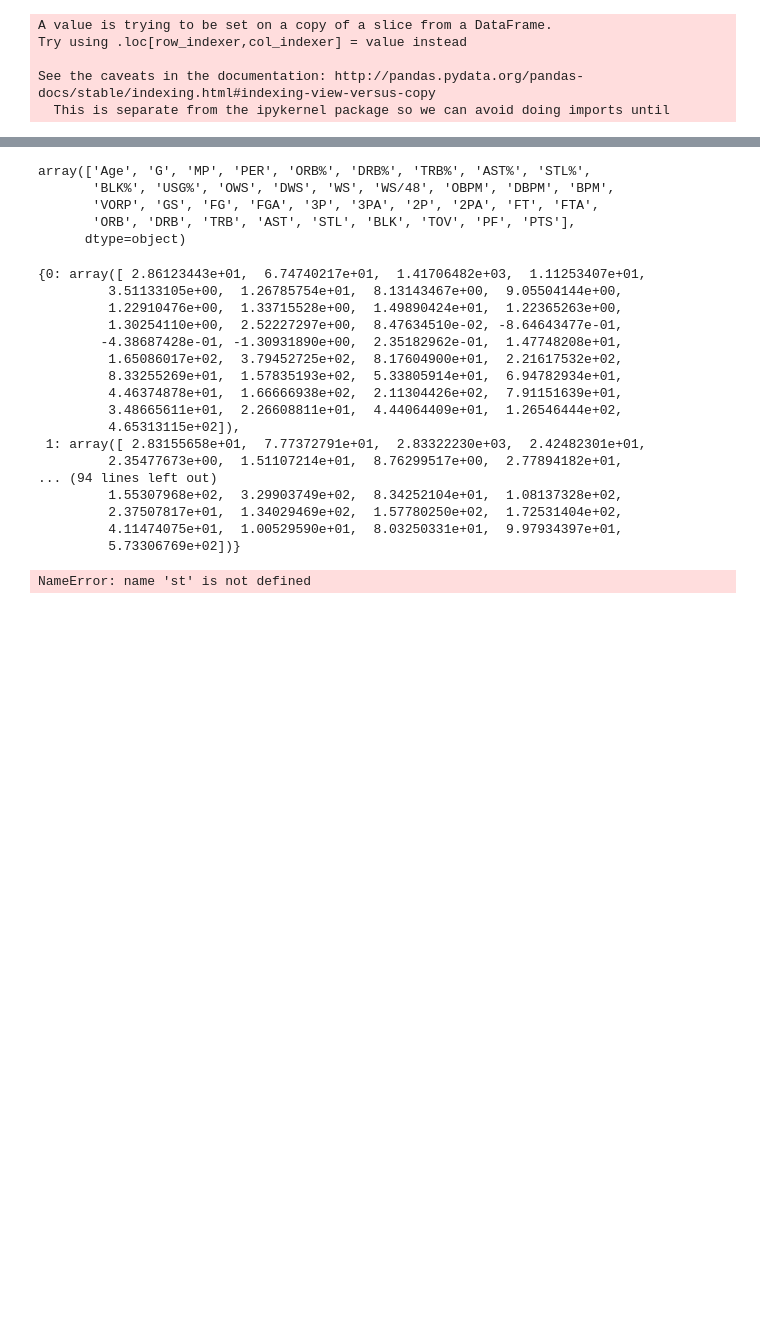
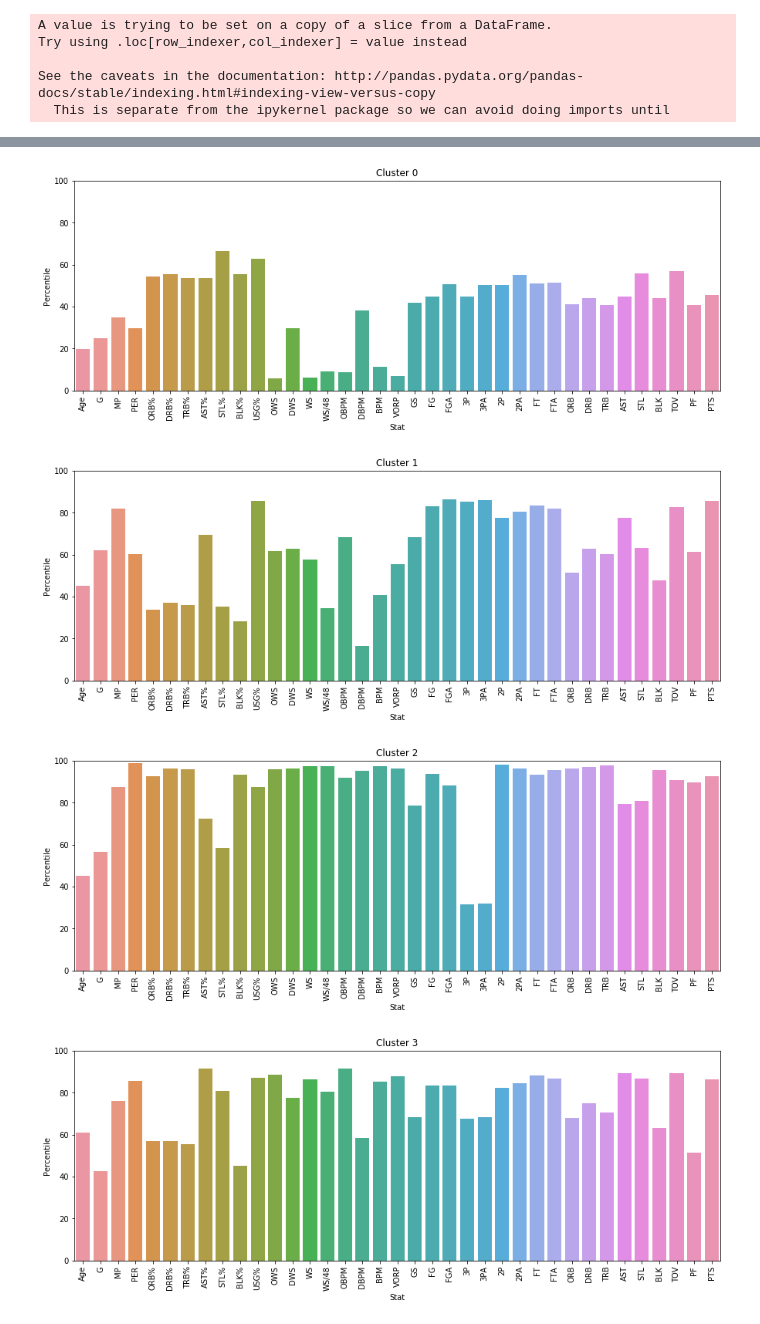
Before and after one commit to manikrajora/Machine-Learning, a Jupyter notebook: Machine Learning Projects/NBA Player Types/NBA Player Types.ipynb, the cells around one changed output, grey strips where cells are left out. Cells and saved outputs as stored; diff of their text form; code cells hidden in the pictures; blank space fills up the shorter version.

Commit message:
Added some visualization

```diff
--- a/Machine Learning Projects/NBA Player Types/NBA Player Types.ipynb
+++ b/Machine Learning Projects/NBA Player Types/NBA Player Types.ipynb
@@ -133,37 +136,24 @@ See the caveats in the documentation: http://pandas.pydata.org/pandas-docs/stabl
 # %%
 original_centers = {}
-
 for i in range(len(kmeans.cluster_centers_)):
     original_centers[i] = scaler.inverse_transform(np.dot(kmeans.cluster_centers_[i], pca.components_))
 
 percentiles = {}
-for i in range(len(kmeans.cluster_centers_)):
+for i in range(len(original_centers)):
     percentiles[i] = []
-    for j in range(len(kmeans.cluster_centers_[0])):
-        percentiles[i].append(percentileofscore(kmeans.cluster_centers_[:,j],kmeans.cluster_centers_[i,j]))
+    for j in range(len(original_centers[0])):
+        percentiles[i].append(percentileofscore(train_df.iloc[:,j],original_centers[i][j]))
 
-display(percentiles)
+for i in range(len(percentiles)):
+    fig, ax = pyplot.subplots(figsize=(15,5))
+    fig = sns.barplot(train_df.columns.tolist(),percentiles[i])
+    fig.set_xticklabels(fig.get_xticklabels(), rotation=90)
+    fig.set(ylim=(0, 100))
+    ax.set_title('Cluster '+ str(i))
+    ax.set_xlabel('Stat')
+    ax.set_ylabel('Percentile')
 # %% [output]
-array(['Age', 'G', 'MP', 'PER', 'ORB%', 'DRB%', 'TRB%', 'AST%', 'STL%',
-       'BLK%', 'USG%', 'OWS', 'DWS', 'WS', 'WS/48', 'OBPM', 'DBPM', 'BPM',
-       'VORP', 'GS', 'FG', 'FGA', '3P', '3PA', '2P', '2PA', 'FT', 'FTA',
-       'ORB', 'DRB', 'TRB', 'AST', 'STL', 'BLK', 'TOV', 'PF', 'PTS'],
-      dtype=object)
-{0: array([ 2.86123443e+01,  6.74740217e+01,  1.41706482e+03,  1.11253407e+01,
-         3.51133105e+00,  1.26785754e+01,  8.13143467e+00,  9.05504144e+00,
-         1.22910476e+00,  1.33715528e+00,  1.49890424e+01,  1.22365263e+00,
-         1.30254110e+00,  2.52227297e+00,  8.47634510e-02, -8.64643477e-01,
-        -4.38687428e-01, -1.30931890e+00,  2.35182962e-01,  1.47748208e+01,
-         1.65086017e+02,  3.79452725e+02,  8.17604900e+01,  2.21617532e+02,
-         8.33255269e+01,  1.57835193e+02,  5.33805914e+01,  6.94782934e+01,
-         4.46374878e+01,  1.66666938e+02,  2.11304426e+02,  7.91151639e+01,
-         3.48665611e+01,  2.26608811e+01,  4.44064409e+01,  1.26546444e+02,
-         4.65313115e+02]),
- 1: array([ 2.83155658e+01,  7.77372791e+01,  2.83322230e+03,  2.42482301e+01,
-         2.35477673e+00,  1.51107214e+01,  8.76299517e+00,  2.77894182e+01,
-... (94 lines left out)
-         1.55307968e+02,  3.29903749e+02,  8.34252104e+01,  1.08137328e+02,
-         2.37507817e+01,  1.34029469e+02,  1.57780250e+02,  1.72531404e+02,
-         4.11474075e+01,  1.00529590e+01,  8.03250331e+01,  9.97934397e+01,
-         5.73306769e+02])}
-NameError: name 'st' is not defined
+[figure, added]
+[figure, added]
+[figure, added]
+[figure, added]
```
Also changed, not shown: parts of 7 cells of this notebook.
